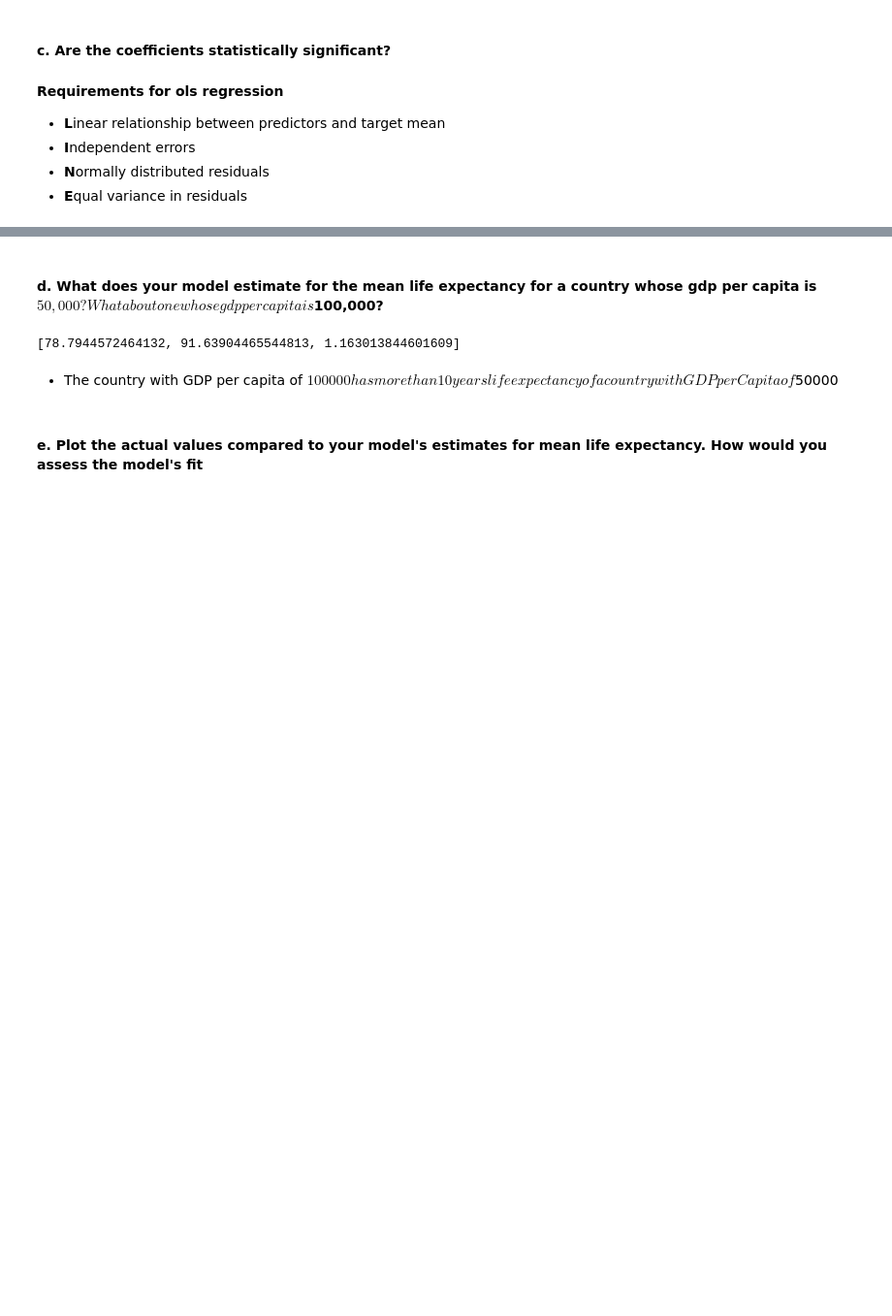
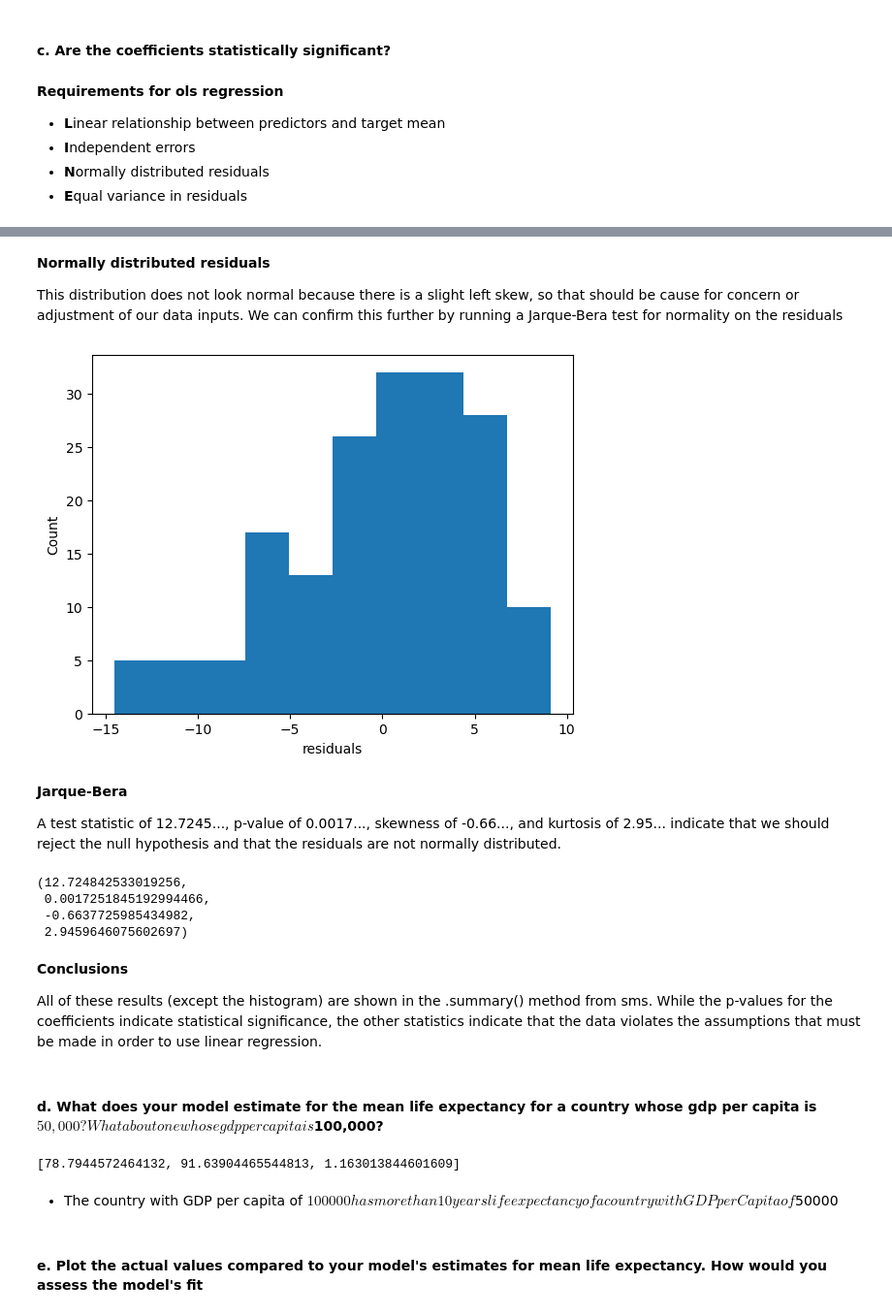
Before and after one commit to nss-data-science-cohort-8/un-linear-regression-DrewRichard7, a Jupyter notebook: notebooks/linear_regression_practice.ipynb, the cells around one changed output, grey strips where cells are left out. Shown at 97% size. Saved outputs shown, nothing was run; the diff lists cells and outputs as text; code cells hidden in the pictures; blank space fills up the shorter version.

```diff
--- a/notebooks/linear_regression_practice.ipynb
+++ b/notebooks/linear_regression_practice.ipynb
@@ -185,3 +220,30 @@ Notes:
+# %% [markdown]
+**Normally distributed residuals**
+
+This distribution does not look normal because there is a slight left skew, so that should be cause for concern or adjustment of our data inputs. We can confirm this further by running a Jarque-Bera test for normality on the residuals
+# %%
+# are the residuals normally distributed?
+plt.hist(lm_2021_adjusted.resid)
+plt.xlabel('residuals')
+plt.ylabel('Count');
+# %% [output]
+[figure, added]
+# %% [markdown]
+**Jarque-Bera**
+
+A test statistic of 12.7245..., p-value of 0.0017..., skewness of -0.66..., and kurtosis of 2.95... indicate that we should reject the null hypothesis and that the residuals are not normally distributed.
+# %%
+# Jarque-Bera test on residuals; output (JBstatistic, p-value, skewness, kurtosis)
+sms.jarque_bera(lm_2021_adjusted.resid)
+# %% [output]
+(12.724842533019256,
+ 0.0017251845192994466,
+ -0.6637725985434982,
+ 2.9459646075602697)
+# %% [markdown]
+**Conclusions**
+
+All of these results (except the histogram) are shown in the .summary() method from sms. While the p-values for the coefficients indicate statistical significance, the other statistics indicate that the data violates the assumptions that must be made in order to use linear regression.
 # %% [markdown]
 ####    d. What does your model estimate for the mean life expectancy for a country whose gdp per capita is $50,000? What about one whose gdp per capita is $100,000?
 # %%
```
Also changed, not shown: parts of 18 cells of this notebook.
